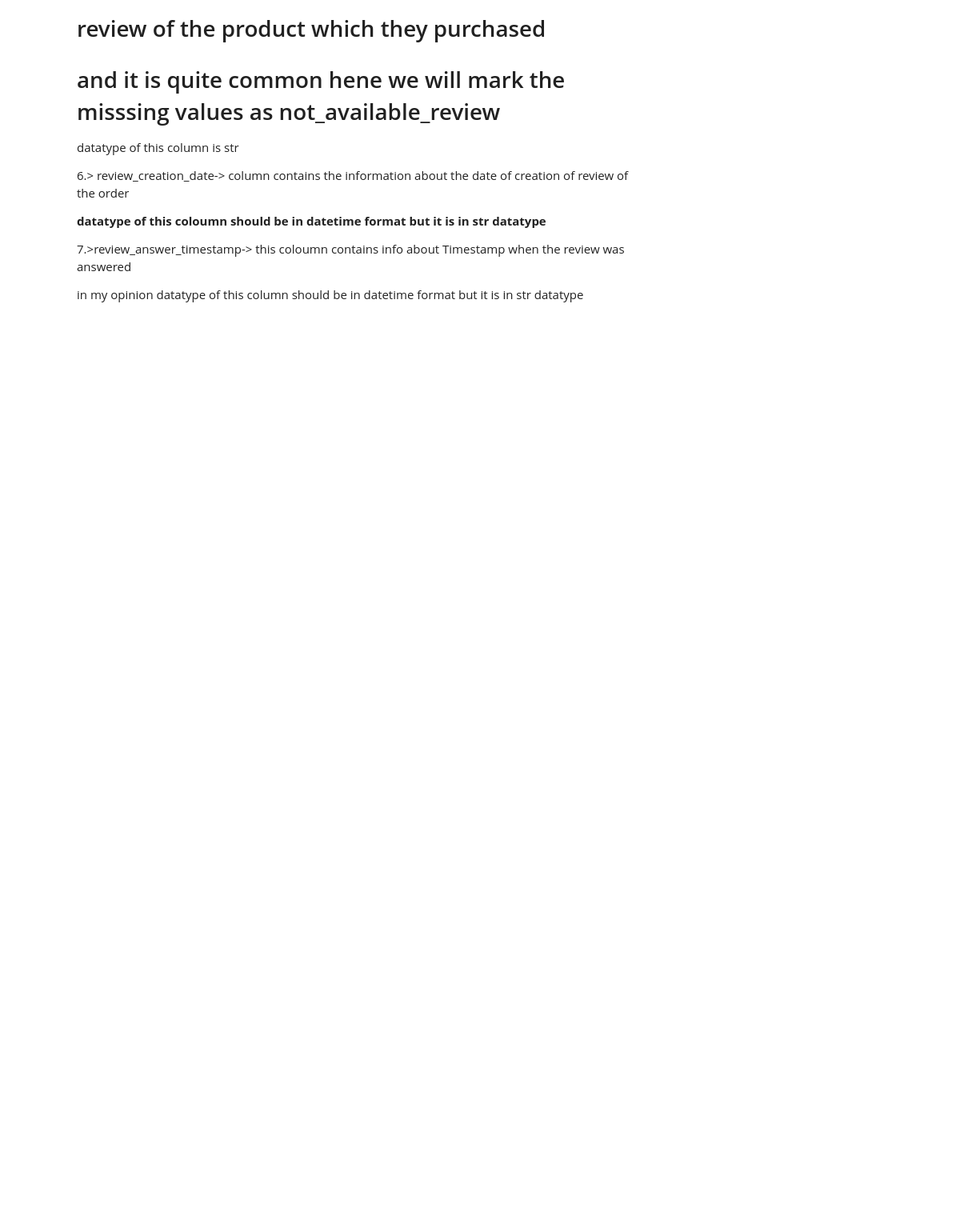
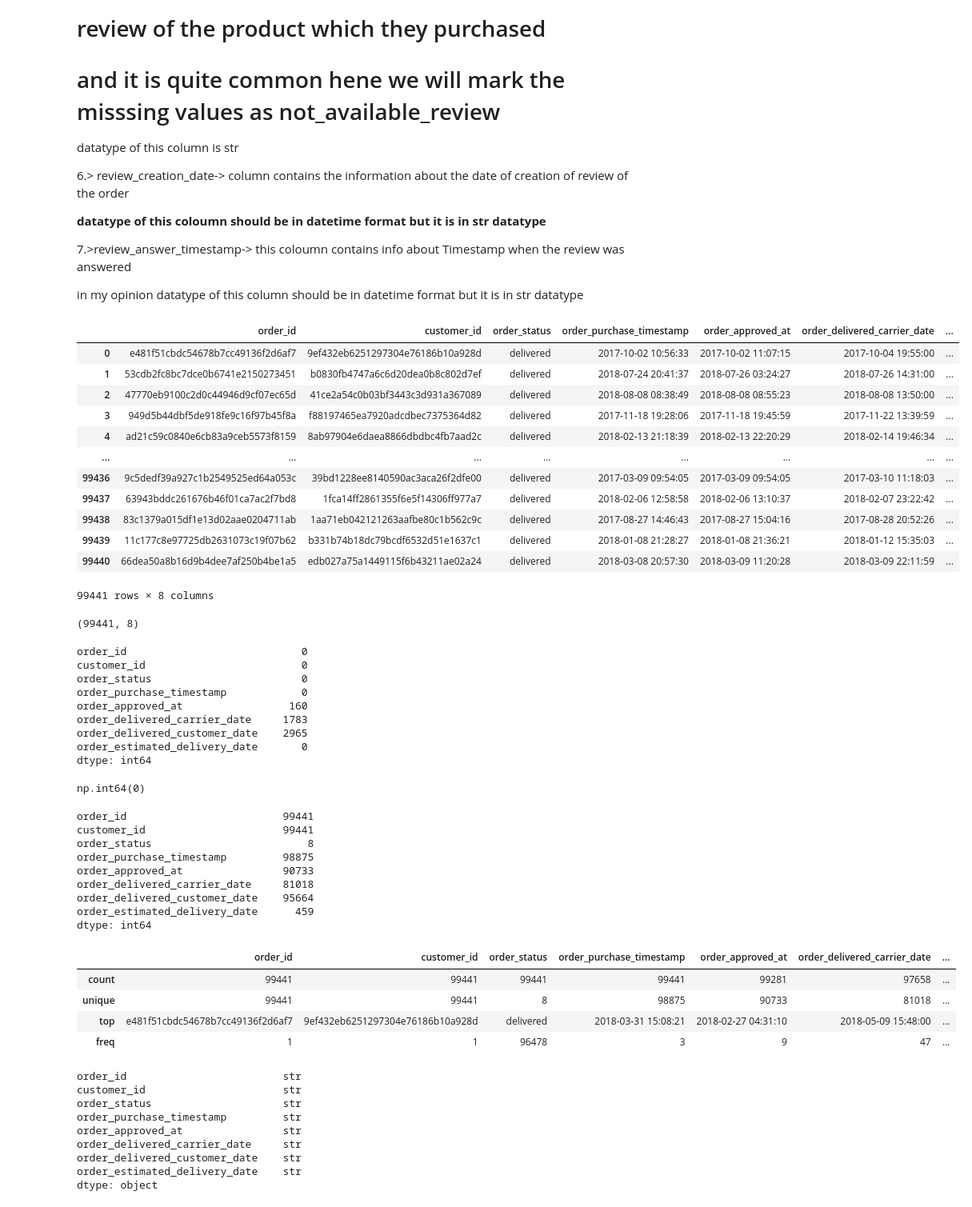
Before and after one commit to Nayan-2006-opensource/ecommerce-sales-customer-analytics, a Jupyter notebook: data_assesment.ipynb, the cells around one changed output. Shown at 80% size. Saved outputs shown, nothing was run; the diff lists cells and outputs as text; code cells hidden in the pictures; blank space fills up the shorter version.

Commit message:
orders dataset assesment

```diff
--- a/data_assesment.ipynb
+++ b/data_assesment.ipynb
@@ -572,3 +572,60 @@ datatype of this column is str
 7.>review_answer_timestamp-> this coloumn contains info about Timestamp when the review was answered
 
 in my opinion datatype of this column should be in datetime format but it is in str datatype
+# %%
+a=pd.read_csv(r"data\olist_orders_dataset.csv")
+display(a)
+display(a.shape)
+display(a.isnull().sum())
+display(a.duplicated().sum())
+display(a.nunique())
+display(a.describe())
+display(a.dtypes)
+# %% [output]
+|  | order_id | customer_id | order_status | order_purchase_timestamp | order_approved_at | order_delivered_carrier_date | ... |
+| 0 | e481f51cbdc54678b7cc49136f2d6af7 | 9ef432eb6251297304e76186b10a928d | delivered | 2017-10-02 10:56:33 | 2017-10-02 11:07:15 | 2017-10-04 19:55:00 | ... |
+| 1 | 53cdb2fc8bc7dce0b6741e2150273451 | b0830fb4747a6c6d20dea0b8c802d7ef | delivered | 2018-07-24 20:41:37 | 2018-07-26 03:24:27 | 2018-07-26 14:31:00 | ... |
+| 2 | 47770eb9100c2d0c44946d9cf07ec65d | 41ce2a54c0b03bf3443c3d931a367089 | delivered | 2018-08-08 08:38:49 | 2018-08-08 08:55:23 | 2018-08-08 13:50:00 | ... |
+| 3 | 949d5b44dbf5de918fe9c16f97b45f8a | f88197465ea7920adcdbec7375364d82 | delivered | 2017-11-18 19:28:06 | 2017-11-18 19:45:59 | 2017-11-22 13:39:59 | ... |
+| 4 | ad21c59c0840e6cb83a9ceb5573f8159 | 8ab97904e6daea8866dbdbc4fb7aad2c | delivered | 2018-02-13 21:18:39 | 2018-02-13 22:20:29 | 2018-02-14 19:46:34 | ... |
+| ... | ... | ... | ... | ... | ... | ... | ... |
+| 99436 | 9c5dedf39a927c1b2549525ed64a053c | 39bd1228ee8140590ac3aca26f2dfe00 | delivered | 2017-03-09 09:54:05 | 2017-03-09 09:54:05 | 2017-03-10 11:18:03 | ... |
+| 99437 | 63943bddc261676b46f01ca7ac2f7bd8 | 1fca14ff2861355f6e5f14306ff977a7 | delivered | 2018-02-06 12:58:58 | 2018-02-06 13:10:37 | 2018-02-07 23:22:42 | ... |
+| 99438 | 83c1379a015df1e13d02aae0204711ab | 1aa71eb042121263aafbe80c1b562c9c | delivered | 2017-08-27 14:46:43 | 2017-08-27 15:04:16 | 2017-08-28 20:52:26 | ... |
+| 99439 | 11c177c8e97725db2631073c19f07b62 | b331b74b18dc79bcdf6532d51e1637c1 | delivered | 2018-01-08 21:28:27 | 2018-01-08 21:36:21 | 2018-01-12 15:35:03 | ... |
+| 99440 | 66dea50a8b16d9b4dee7af250b4be1a5 | edb027a75a1449115f6b43211ae02a24 | delivered | 2018-03-08 20:57:30 | 2018-03-09 11:20:28 | 2018-03-09 22:11:59 | ... |
+99441 rows × 8 columns
+(99441, 8)
+order_id                            0
+customer_id                         0
+order_status                        0
+order_purchase_timestamp            0
+order_approved_at                 160
+order_delivered_carrier_date     1783
+order_delivered_customer_date    2965
+order_estimated_delivery_date       0
+dtype: int64
+np.int64(0)
+order_id                         99441
+customer_id                      99441
+order_status                         8
+order_purchase_timestamp         98875
+order_approved_at                90733
+order_delivered_carrier_date     81018
+order_delivered_customer_date    95664
+order_estimated_delivery_date      459
+dtype: int64
+|  | order_id | customer_id | order_status | order_purchase_timestamp | order_approved_at | order_delivered_carrier_date | ... |
+| count | 99441 | 99441 | 99441 | 99441 | 99281 | 97658 | ... |
+| unique | 99441 | 99441 | 8 | 98875 | 90733 | 81018 | ... |
+| top | e481f51cbdc54678b7cc49136f2d6af7 | 9ef432eb6251297304e76186b10a928d | delivered | 2018-03-31 15:08:21 | 2018-02-27 04:31:10 | 2018-05-09 15:48:00 | ... |
+| freq | 1 | 1 | 96478 | 3 | 9 | 47 | ... |
+order_id                         str
+customer_id                      str
+order_status                     str
+order_purchase_timestamp         str
+order_approved_at                str
+order_delivered_carrier_date     str
+order_delivered_customer_date    str
+order_estimated_delivery_date    str
+dtype: object
```
Also changed, not shown: parts of 6 cells of this notebook.
